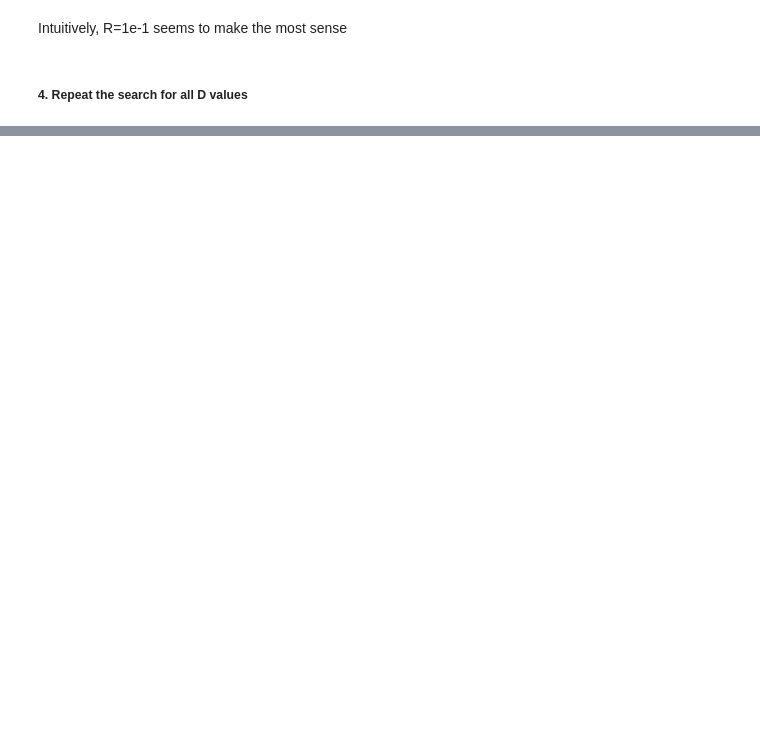
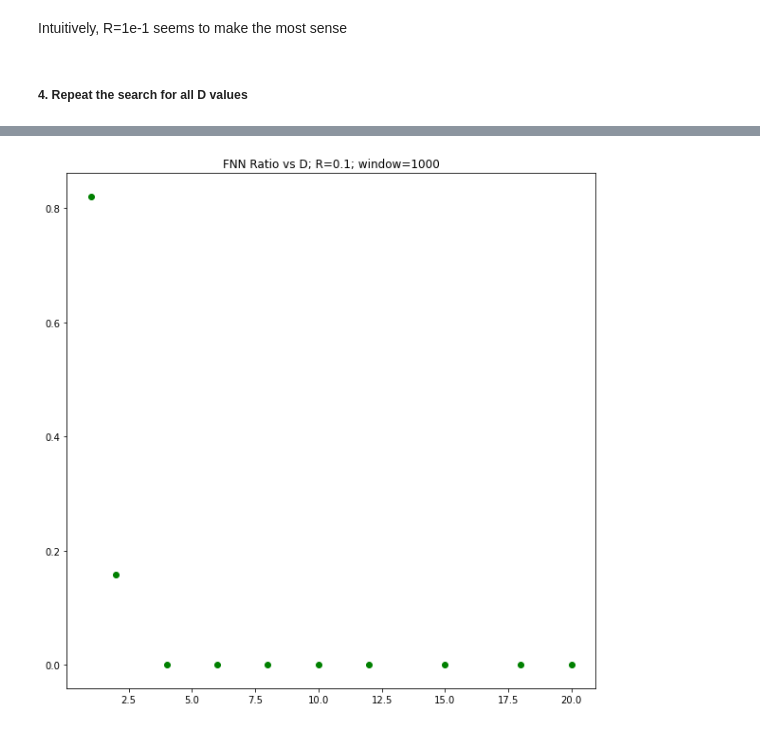
Before and after one commit to llfuller/DDF-HVC-CM-Neurons, a Jupyter notebook: false_nearest_neighbor_example.ipynb, the cells around one changed output, grey strips where cells are left out. Saved outputs shown, nothing was run; the diff lists cells and outputs as text; code cells hidden in the pictures; blank space fills up the shorter version.

```diff
--- a/false_nearest_neighbor_example.ipynb
+++ b/false_nearest_neighbor_example.ipynb
@@ -331,0 +364,9 @@ plt.show()
+# %%
+# visualize the result
+fig = plt.figure(figsize=(10,10))
+ax = plt.axes()
+ax.set_title("FNN Ratio vs D; R=0.1; window=1000")
+plt.scatter(D_1000, fnn_lst_1000, c='green')
+plt.show()
+# %% [output]
+[figure, added]
```
Also changed, not shown: parts of 4 cells of this notebook, 1 other file.
